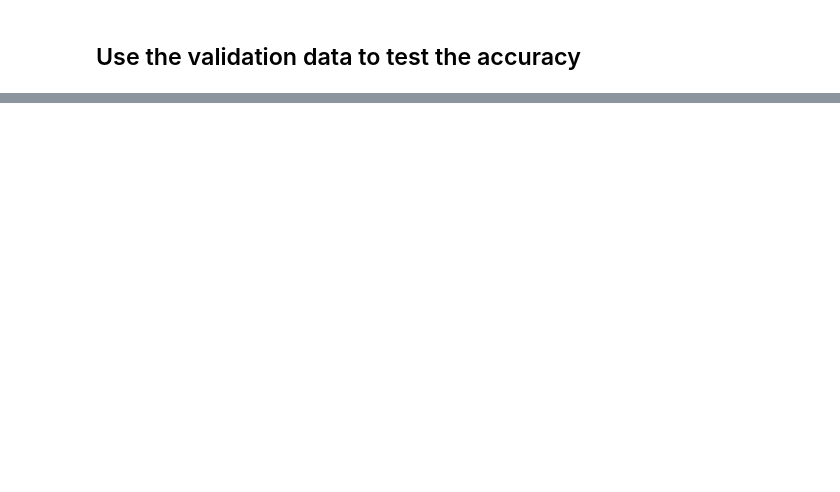
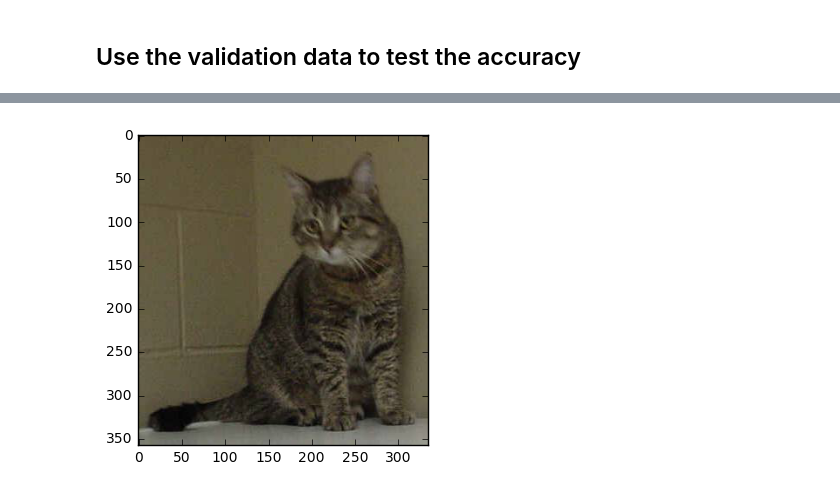
Before and after one commit to Dieleman/fastAI, a Jupyter notebook: Cats vs Dogs lesson 1.ipynb, the cells around one changed output, grey strips where cells are left out. Drawn from its saved outputs; the diff is of its cells as text; code cells hidden in the pictures; blank space fills up the shorter version.

```diff
--- a/Cats vs Dogs lesson 1.ipynb
+++ b/Cats vs Dogs lesson 1.ipynb
@@ -58,2 +175,2 @@ plots(img,titles=labels)
 # %%
-batches, preds = vgg.test(test,batch_size=batch_size)
+batches, preds = vgg.test(test,batch_size=64)
@@ -61,0 +205,6 @@ preds
+# %%
+f = test + batches.filenames[12]
+img=mpimg.imread(f)
+imgplot = plt.imshow(img)
+# %% [output]
+[figure, added]
```
Also changed, not shown: parts of 30 cells of this notebook, 3 other files.
